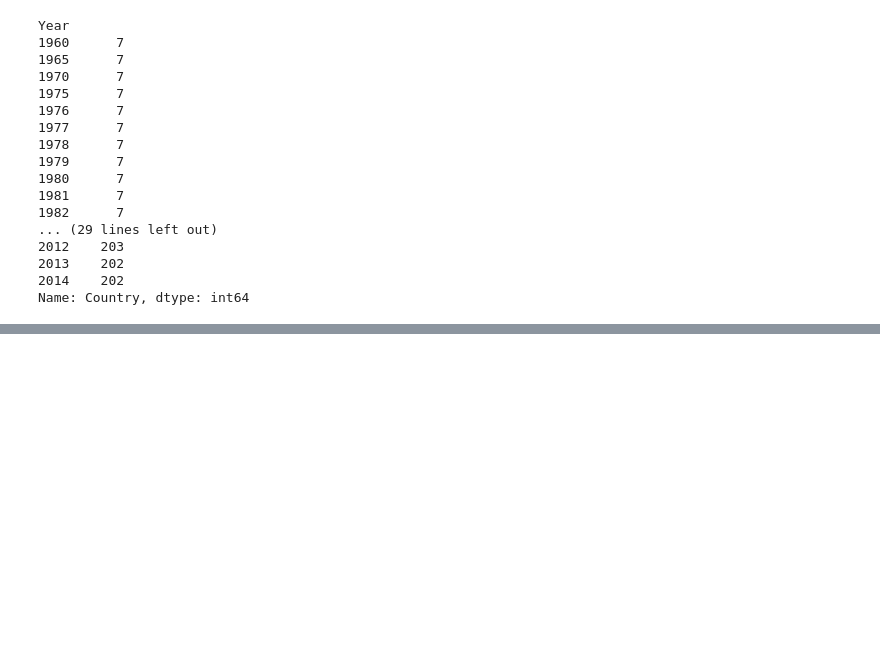
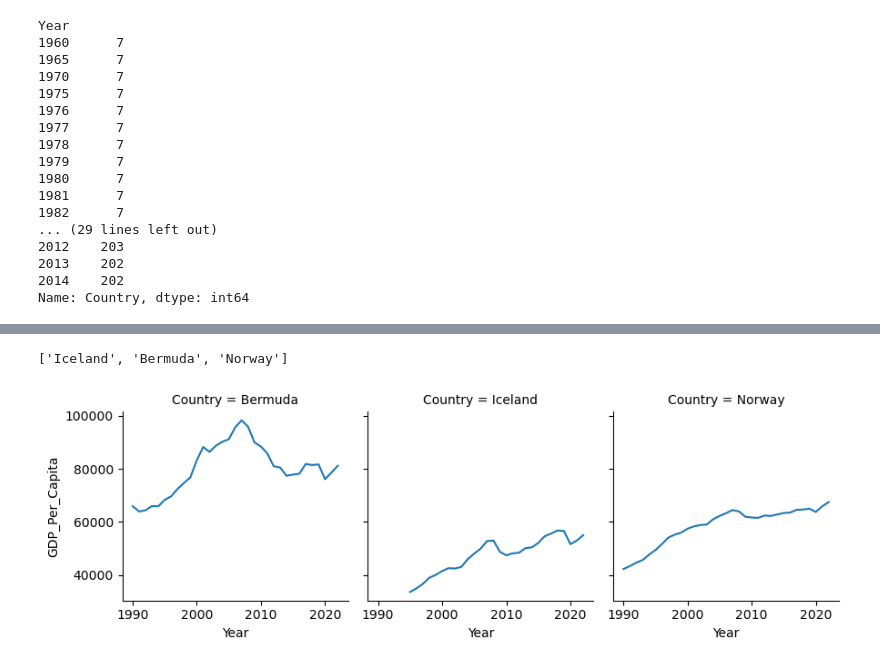
Before and after one commit to NSS-Data-Analytics-Cohort-11/undata-maryam-muhammad-0, a Jupyter notebook: notebook/un_data.ipynb, the cells around one changed output, grey strips where cells are left out. Cells and saved outputs as stored; diff of their text form; code cells hidden in the pictures; blank space fills up the shorter version.

Commit message:
Finished UN Data Assignment

```diff
--- a/notebook/un_data.ipynb
+++ b/notebook/un_data.ipynb
@@ -297,0 +343,7 @@ Name: Country, dtype: int64
+# %%
+# Merge the two DataFrames to one. Do this in a way that keeps all rows from each of the two DataFrames.
+# Call the new DataFrame gdp_and_internet_use. Look at the first and last few rows to confirm that it merged correctly.
+
+gdp_and_internet_use = pd.merge(left=gdp_df,right=internet_df, how='outer')
+# %%
+gdp_and_internet_use = gdp_and_internet_use.drop(labels='Value Footnotes', axis = 1)
@@ -297,0 +372,14 @@ Name: Country, dtype: int64
+# %%
+# Find the three countries with the highest internet users percentage in 2014.
+# Use a seaborn FacetGrid (https://seaborn.pydata.org/generated/seaborn.FacetGrid.html) to compare how
+# the GDP per capita has changed over time for these three countries. What do you notice?
+
+top_countries = gdp_and_internet_use[gdp_and_internet_use['Year'] == 2014].sort_values('Internet_Users_Pct', ascending = False)['Country'].tolist()[:3]
+top_countries
+# %% [output]
+['Iceland', 'Bermuda', 'Norway']
+# %%
+g = sns.FacetGrid(data = gdp_and_internet_use[gdp_and_internet_use['Country'].isin(top_countries)], col = 'Country')
+g.map(sns.lineplot,'Year','GDP_Per_Capita');
+# %% [output]
+[figure, added]
```
Also changed, not shown: parts of 13 cells of this notebook.
